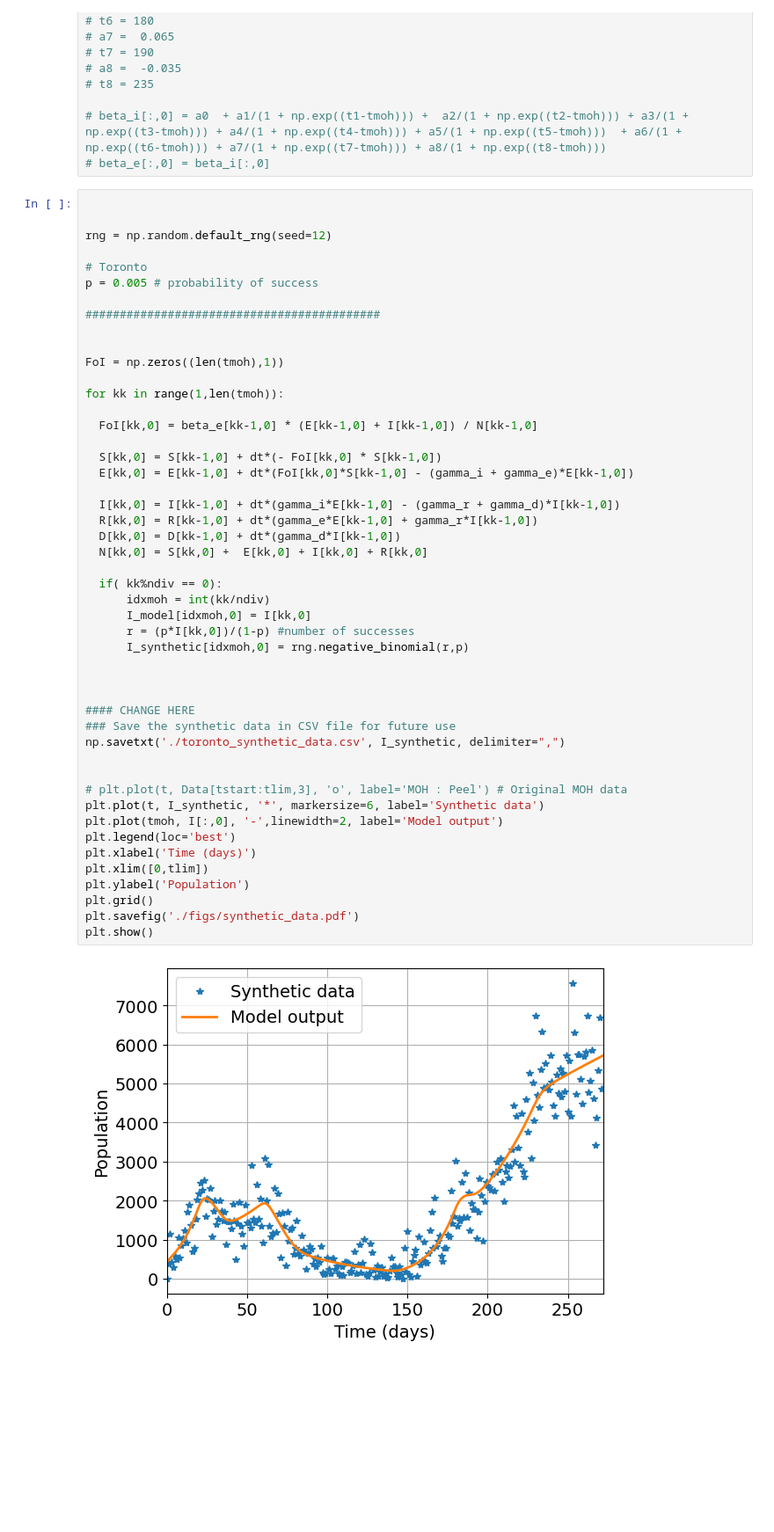
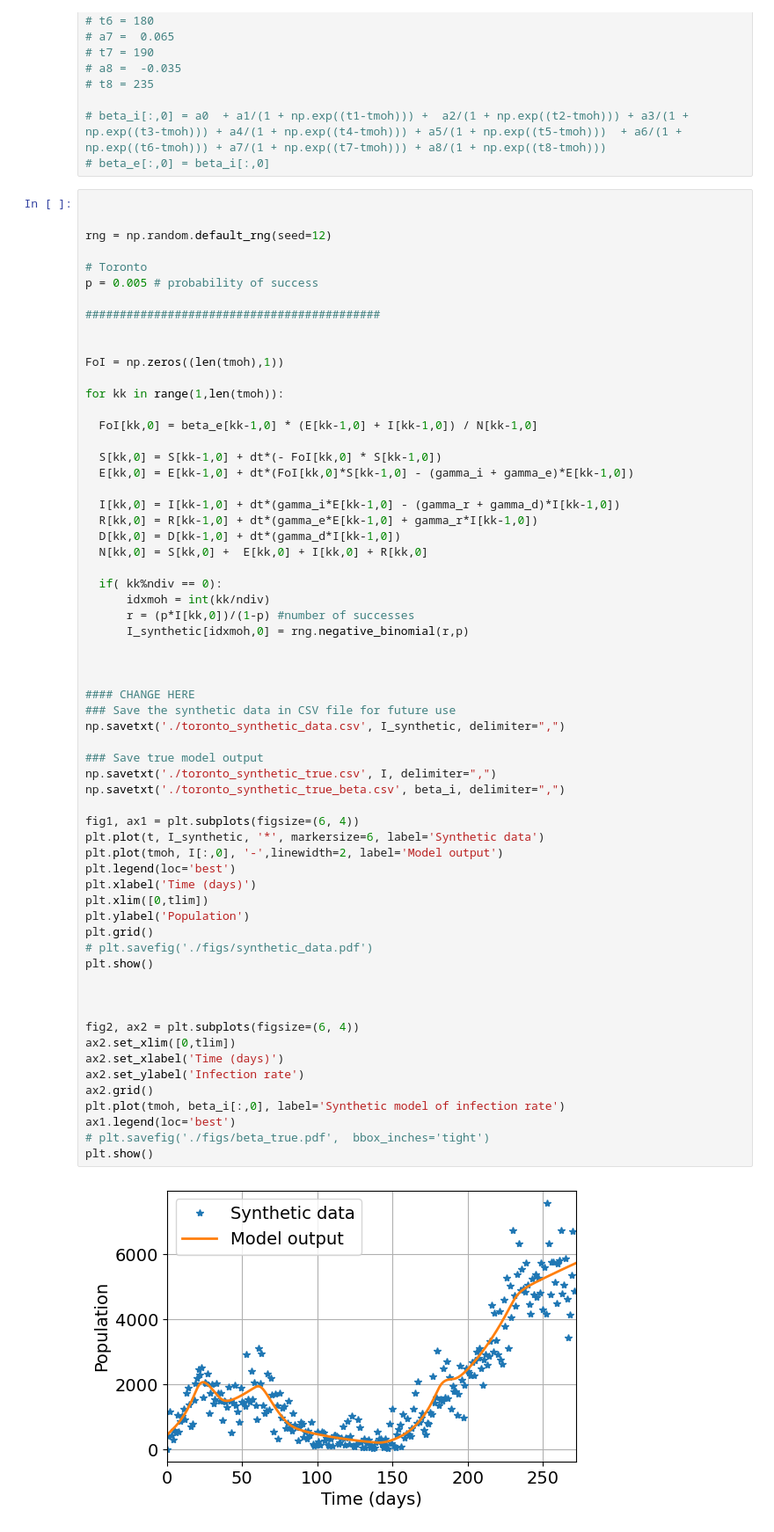
Before and after one commit to sudhipv/sequential_calibration, a Jupyter notebook: MLE/singlePHU/Nbinomial/generate_synethtic_NB.ipynb, the cells around one changed output. Shown at 88% size. Saved outputs shown, nothing was run; the diff lists cells and outputs as text; blank space fills up the shorter version.

Commit message:
NB for single PHU with calibrating all parameters tested and figures added

```diff
--- a/MLE/singlePHU/Nbinomial/generate_synethtic_NB.ipynb
+++ b/MLE/singlePHU/Nbinomial/generate_synethtic_NB.ipynb
@@ -229,34 +226,48 @@ for kk in range(1,len(tmoh)):
 
   S[kk,0] = S[kk-1,0] + dt*(- FoI[kk,0] * S[kk-1,0])
   E[kk,0] = E[kk-1,0] + dt*(FoI[kk,0]*S[kk-1,0] - (gamma_i + gamma_e)*E[kk-1,0])
 
   I[kk,0] = I[kk-1,0] + dt*(gamma_i*E[kk-1,0] - (gamma_r + gamma_d)*I[kk-1,0])
   R[kk,0] = R[kk-1,0] + dt*(gamma_e*E[kk-1,0] + gamma_r*I[kk-1,0])
   D[kk,0] = D[kk-1,0] + dt*(gamma_d*I[kk-1,0])
   N[kk,0] = S[kk,0] +  E[kk,0] + I[kk,0] + R[kk,0]
 
   if( kk%ndiv == 0):
       idxmoh = int(kk/ndiv)
-      I_model[idxmoh,0] = I[kk,0]
       r = (p*I[kk,0])/(1-p) #number of successes
       I_synthetic[idxmoh,0] = rng.negative_binomial(r,p)
 
 
 
 #### CHANGE HERE
 ### Save the synthetic data in CSV file for future use
 np.savetxt('./toronto_synthetic_data.csv', I_synthetic, delimiter=",")
 
+### Save true model output
+np.savetxt('./toronto_synthetic_true.csv', I, delimiter=",")
+np.savetxt('./toronto_synthetic_true_beta.csv', beta_i, delimiter=",")
 
-# plt.plot(t, Data[tstart:tlim,3], 'o', label='MOH : Peel') # Original MOH data
+fig1, ax1 = plt.subplots(figsize=(6, 4))
 plt.plot(t, I_synthetic, '*', markersize=6, label='Synthetic data')
 plt.plot(tmoh, I[:,0], '-',linewidth=2, label='Model output')
 plt.legend(loc='best')
 plt.xlabel('Time (days)')
 plt.xlim([0,tlim])
 plt.ylabel('Population')
 plt.grid()
-plt.savefig('./figs/synthetic_data.pdf')
+# plt.savefig('./figs/synthetic_data.pdf')
 plt.show()
+
+
+
+fig2, ax2 = plt.subplots(figsize=(6, 4))
+ax2.set_xlim([0,tlim])
+ax2.set_xlabel('Time (days)')
+ax2.set_ylabel('Infection rate')
+ax2.grid()
+plt.plot(tmoh, beta_i[:,0], label='Synthetic model of infection rate')
+ax1.legend(loc='best')
+# plt.savefig('./figs/beta_true.pdf',  bbox_inches='tight')
+plt.show()
 # %% [output]
-[figure, old version]
+[figure, new version]
```
Also changed, not shown: parts of 2 cells of this notebook, 9 other files.
